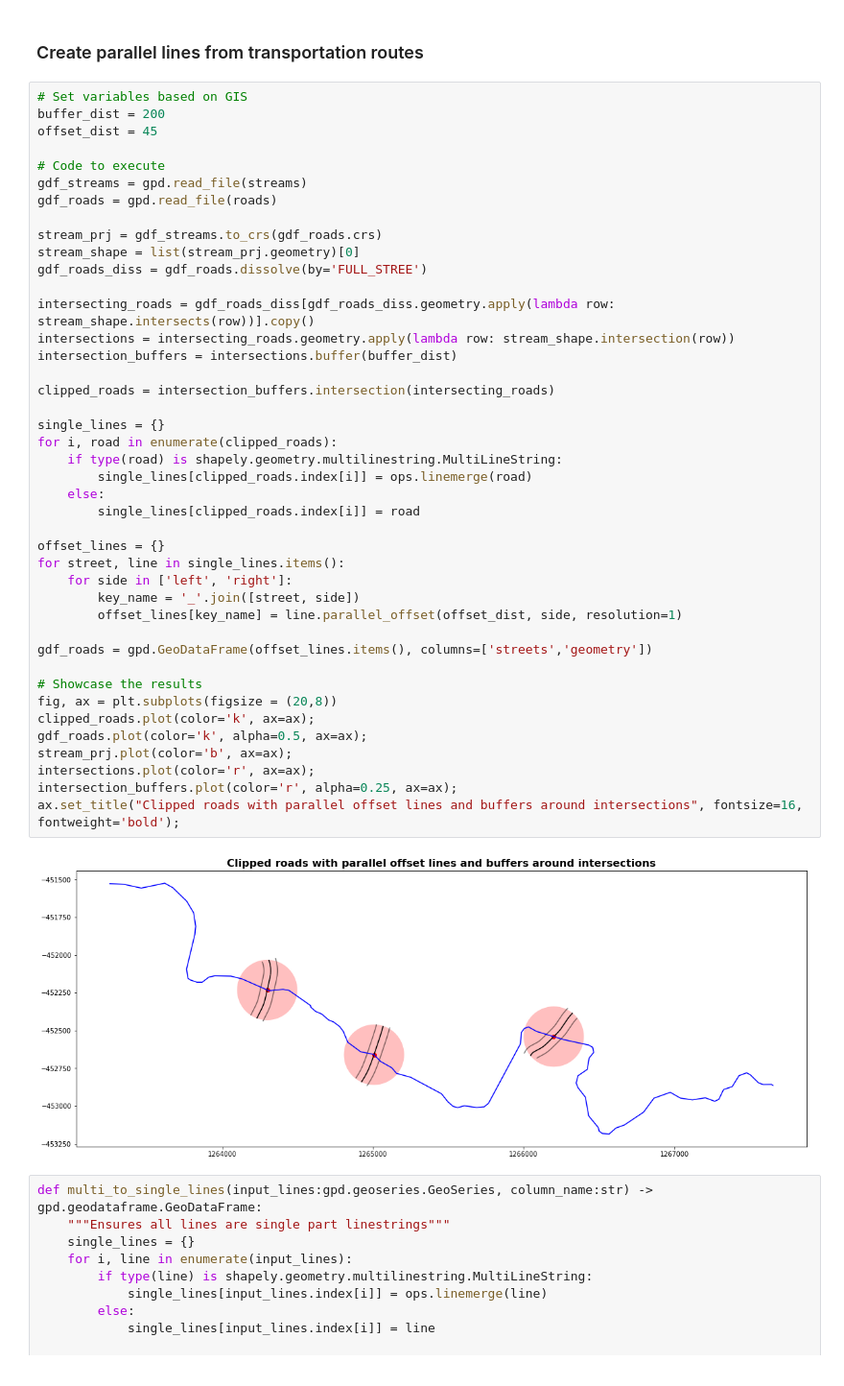
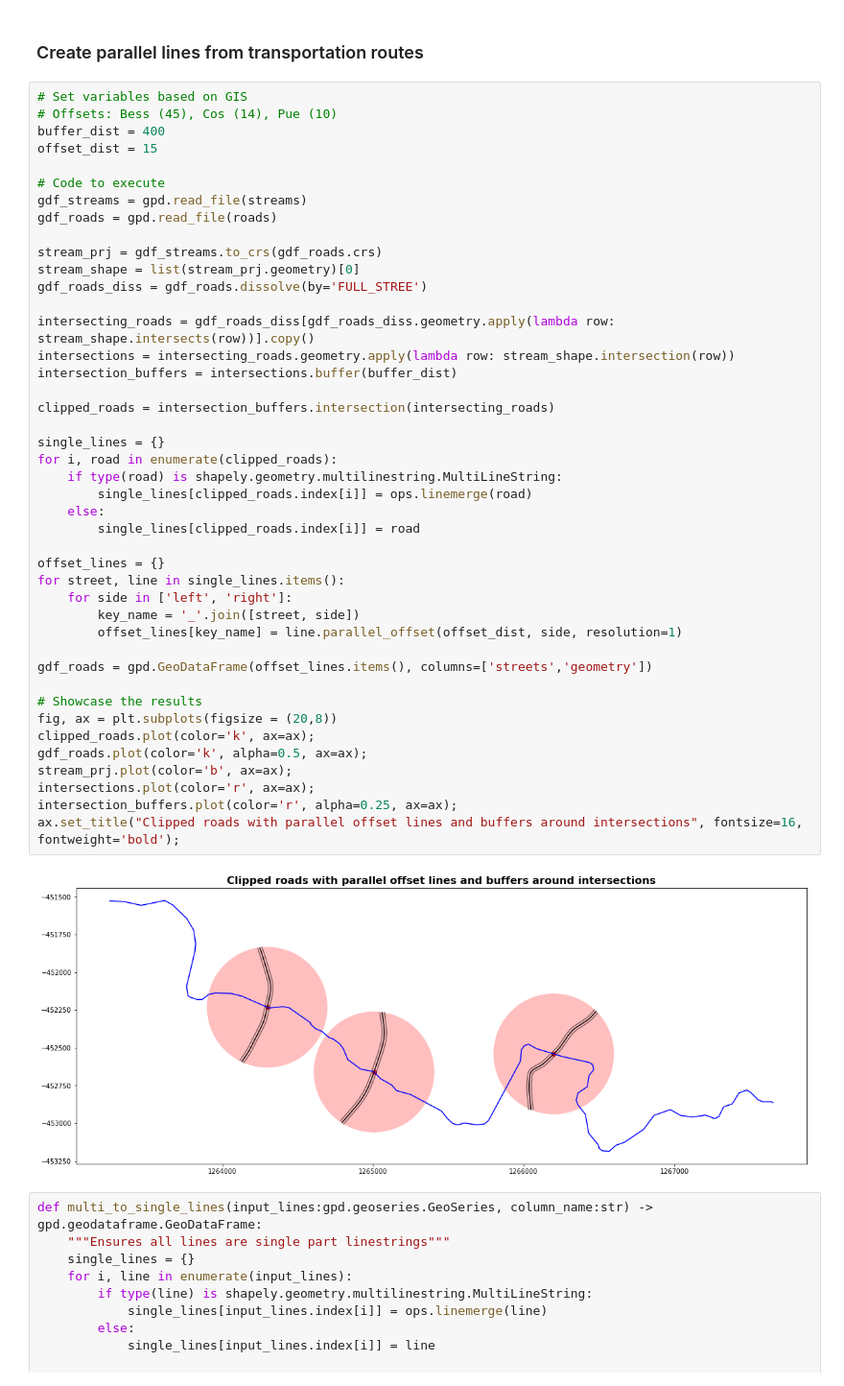
Before and after one commit to Dewberry/fcast, a Jupyter notebook: transit/advanced_profile_creation-Dev.ipynb, the cells around one changed output. Shown at 96% size. Saved outputs shown, nothing was run; the diff lists cells and outputs as text.

```diff
--- a/transit/advanced_profile_creation-Dev.ipynb
+++ b/transit/advanced_profile_creation-Dev.ipynb
@@ -28,8 +28,9 @@ dem = "/mnt/c/gis/fcast_data/tiffs/c67567_aoi.tif"
 ### Create parallel lines from transportation routes
 # %%
 # Set variables based on GIS
-buffer_dist = 200
-offset_dist = 45
+# Offsets: Bess (45), Cos (14), Pue (10)
+buffer_dist = 400
+offset_dist = 15
 
 # Code to execute
 gdf_streams = gpd.read_file(streams)
@@ -42,34 +43,34 @@ gdf_roads_diss = gdf_roads.dissolve(by='FULL_STREE')
 intersecting_roads = gdf_roads_diss[gdf_roads_diss.geometry.apply(lambda row: stream_shape.intersects(row))].copy()
 intersections = intersecting_roads.geometry.apply(lambda row: stream_shape.intersection(row))
 intersection_buffers = intersections.buffer(buffer_dist)
 
 clipped_roads = intersection_buffers.intersection(intersecting_roads)
 
 single_lines = {}
 for i, road in enumerate(clipped_roads):
     if type(road) is shapely.geometry.multilinestring.MultiLineString:
         single_lines[clipped_roads.index[i]] = ops.linemerge(road)
     else:
         single_lines[clipped_roads.index[i]] = road
 
 offset_lines = {}
 for street, line in single_lines.items():
     for side in ['left', 'right']:
         key_name = '_'.join([street, side])
         offset_lines[key_name] = line.parallel_offset(offset_dist, side, resolution=1)
 
 gdf_roads = gpd.GeoDataFrame(offset_lines.items(), columns=['streets','geometry'])
 
 # Showcase the results
 fig, ax = plt.subplots(figsize = (20,8))
 clipped_roads.plot(color='k', ax=ax);
 gdf_roads.plot(color='k', alpha=0.5, ax=ax);
 stream_prj.plot(color='b', ax=ax);
 intersections.plot(color='r', ax=ax);
 intersection_buffers.plot(color='r', alpha=0.25, ax=ax);
 ax.set_title("Clipped roads with parallel offset lines and buffers around intersections", fontsize=16, fontweight='bold');
 # %% [output]
-[figure, old version]
+[figure, new version]
 # %%
 def multi_to_single_lines(input_lines:gpd.geoseries.GeoSeries, column_name:str) -> gpd.geodataframe.GeoDataFrame:
     """Ensures all lines are single part linestrings"""
```
Also changed, not shown: parts of 4 cells of this notebook.
